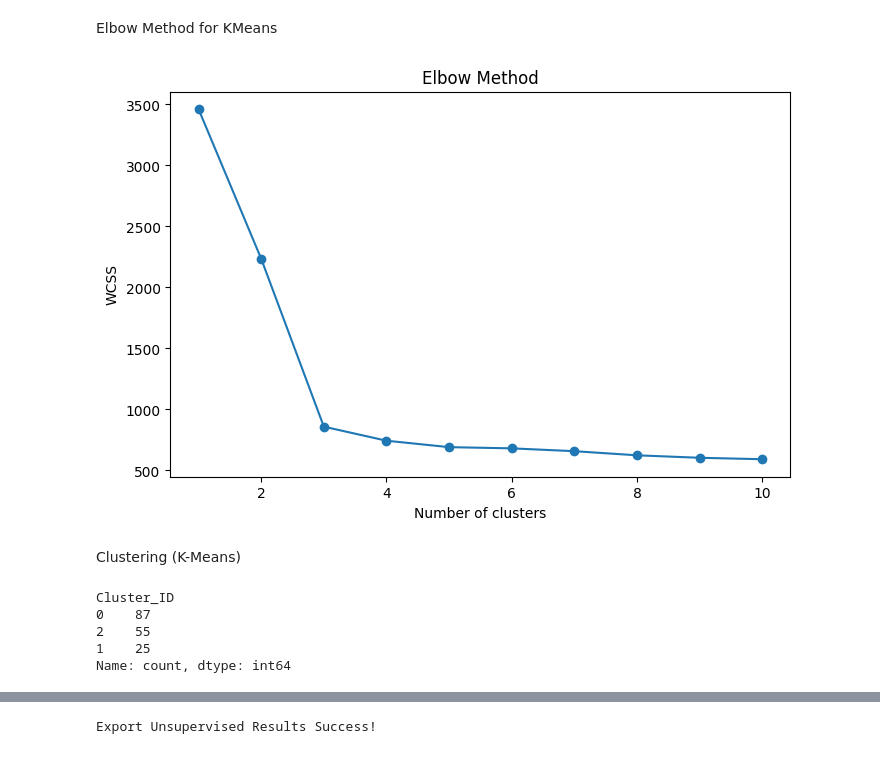
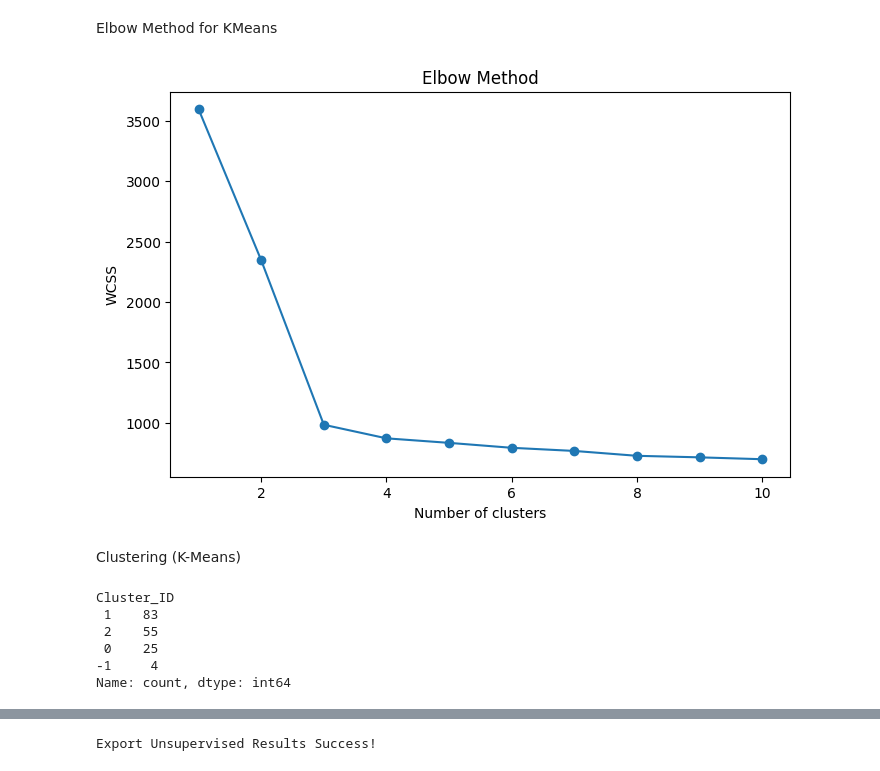
Before and after one commit to Kawiniee/Final_Project_4, a Jupyter notebook: unsupervised.ipynb, the cells around one changed output, grey strips where cells are left out. Cells and saved outputs as stored; diff of their text form; code cells hidden in the pictures.

```diff
--- a/unsupervised.ipynb
+++ b/unsupervised.ipynb
@@ -8,5 +8,6 @@ import matplotlib.pyplot as plt
 # %% [markdown]
 Import Data
 # %%
-data = pd.read_csv('Unsupervised.csv')
+data = pd.read_csv('for_unsupervised.csv')
 data = data.drop(['C_Occasion', 'T_Occasion'], axis=1)
+data.shape
@@ -142,0 +100,13 @@ data_for_clustering = data_scaled[data_scaled['is_anomaly'] == 0].drop(columns=[
+# %%
+# คำนวณ Variance รายแถว (axis=1) ก่อนทำการ Scaling
+row_variance = data.var(axis=1)
+
+# กำหนดเกณฑ์ (เช่น ถ้าตอบเหมือนกันเกือบหมด Variance จะต่ำมาก)
+threshold = 0.1
+is_anomaly = row_variance < threshold
+
+# ตัดออกหรือเก็บเฉพาะคนที่มีความหลากหลายในการตอบ
+data.loc[row_variance < threshold, 'is_anomaly'] = 1
+data.fillna(0)
+
+print(f"พบ Anomaly: {(data['is_anomaly'] == 1).sum()} ราย")
@@ -142,0 +137,21 @@ data_for_clustering = data_scaled[data_scaled['is_anomaly'] == 0].drop(columns=[
+# %%
+from sklearn.preprocessing import StandardScaler
+
+# 1. แยกคอลัมน์ที่ไม่ต้องการสเกลออกมาเก็บไว้ก่อน
+is_anomaly_col = data['is_anomaly']
+
+# 2. เลือกเฉพาะคอลัมน์ที่เป็น Feature (ตัวเลข 1-5) มาสเกล
+# โดยการ drop คอลัมน์ที่เราไม่ต้องการสเกลออก
+features_to_scale = data.drop(columns=['is_anomaly'])
+
+# 3. ทำการ Scaling
+scaler = StandardScaler()
+scaled_array = scaler.fit_transform(features_to_scale)
+
+# 4. สร้าง DataFrame ใหม่จากค่าที่สเกลแล้ว
+data_scaled = pd.DataFrame(scaled_array, columns=features_to_scale.columns, index=data.index)
+
+# 5. เอาคอลัมน์ที่แยกไว้ตอนแรก กลับไปแปะคืน
+data_scaled['is_anomaly'] = is_anomaly_col
+
+data_scaled.head()
@@ -145,38 +241,42 @@ Elbow Method for KMeans
 # %%
 from sklearn.cluster import KMeans
 import matplotlib.pyplot as plt
 
+data_clustering = data_scaled[data_scaled['is_anomaly'] == 0].drop(columns=['is_anomaly'])
 # ใช้ data_for_clustering ที่เตรียมไว้
 wcss = []
 for i in range(1, 11):
     kmeans = KMeans(n_clusters=i, init='k-means++', random_state=42)
-    kmeans.fit(data_for_clustering)
+    kmeans.fit(data_clustering)
     wcss.append(kmeans.inertia_)
 
 # พล็อตกราฟ Elbow
 plt.figure(figsize=(8, 5))
 plt.plot(range(1, 11), wcss, marker='o')
 plt.title('Elbow Method')
 plt.xlabel('Number of clusters')
 plt.ylabel('WCSS')
 plt.show()
 # %% [output]
-[figure, old version]
+[figure, new version]
 # %% [markdown]
 Clustering (K-Means)
 # %%
 # Fit KMeans ด้วยข้อมูลที่ไม่มี Anomaly
 kmeans = KMeans(n_clusters=3, init='k-means++', random_state=42)
-kmeans.fit(data_for_clustering)
+kmeans.fit(data_clustering)
+clusters = kmeans.predict(data_clustering)
+# Predict และเก็บค่าลงใน data_scaled
+data_scaled['Cluster_ID'] = -1
 
-# Predict และเก็บค่าลงใน data_scaled
-data_scaled['Cluster_ID'] = kmeans.predict(data_scaled.drop(columns=['is_anomaly']))
+data_scaled.loc[data_scaled['is_anomaly'] == 0, 'Cluster_ID'] = clusters
 
 # ตรวจสอบผล
 print(data_scaled['Cluster_ID'].value_counts())
 # %% [output]
 Cluster_ID
-0    87
-2    55
-1    25
+ 1    83
+ 2    55
+ 0    25
+-1     4
 Name: count, dtype: int64
```
Also changed, not shown: parts of 22 cells of this notebook, 7 other files.
